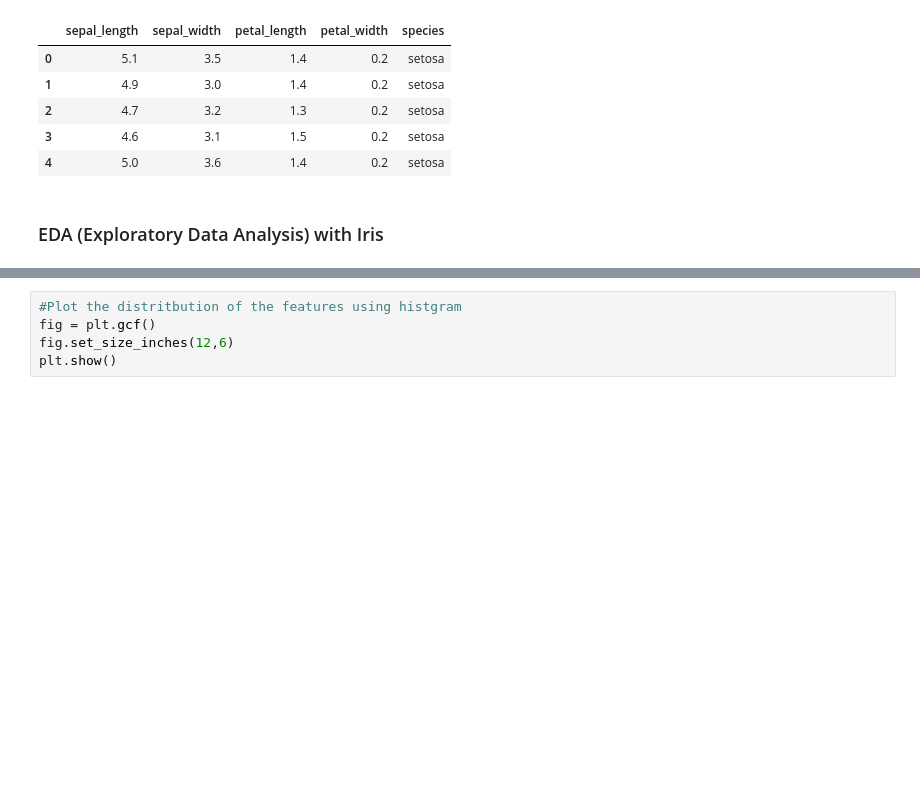
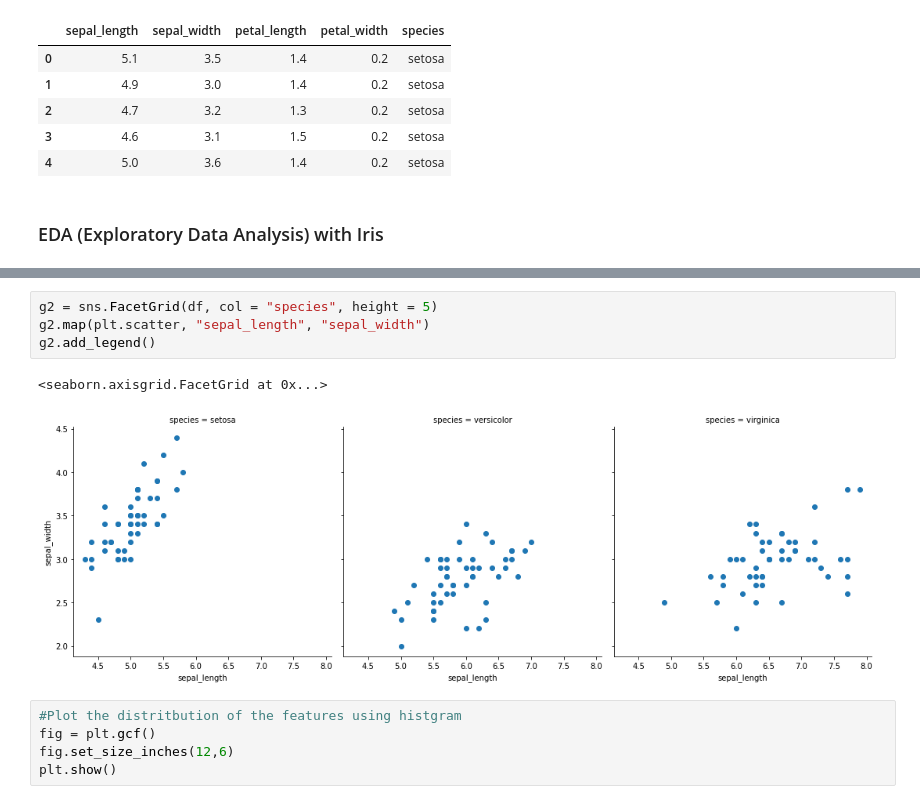
Before and after one commit to wncc/helloFOSS-21-Intro-to-ML, a Jupyter notebook: Classification_Task3_20b030018.ipynb, the cells around one changed output, grey strips where cells are left out. Saved outputs shown, nothing was run; the diff lists cells and outputs as text; blank space fills up the shorter version.

```diff
--- a/Classification_Task3_20b030018.ipynb
+++ b/Classification_Task3_20b030018.ipynb
@@ -100,3 +101,10 @@ AttributeError: 'Figure' object has no attribute 'set_xlabel'
+# %%
+g2 = sns.FacetGrid(df, col = "species", height = 5)
+g2.map(plt.scatter, "sepal_length", "sepal_width")
+g2.add_legend()
+# %% [output]
+<seaborn.axisgrid.FacetGrid at 0x...>
+[figure, added]
 # %%
 #Plot the distritbution of the features using histgram
 fig = plt.gcf()
```
Also changed, not shown: parts of 23 cells of this notebook.
